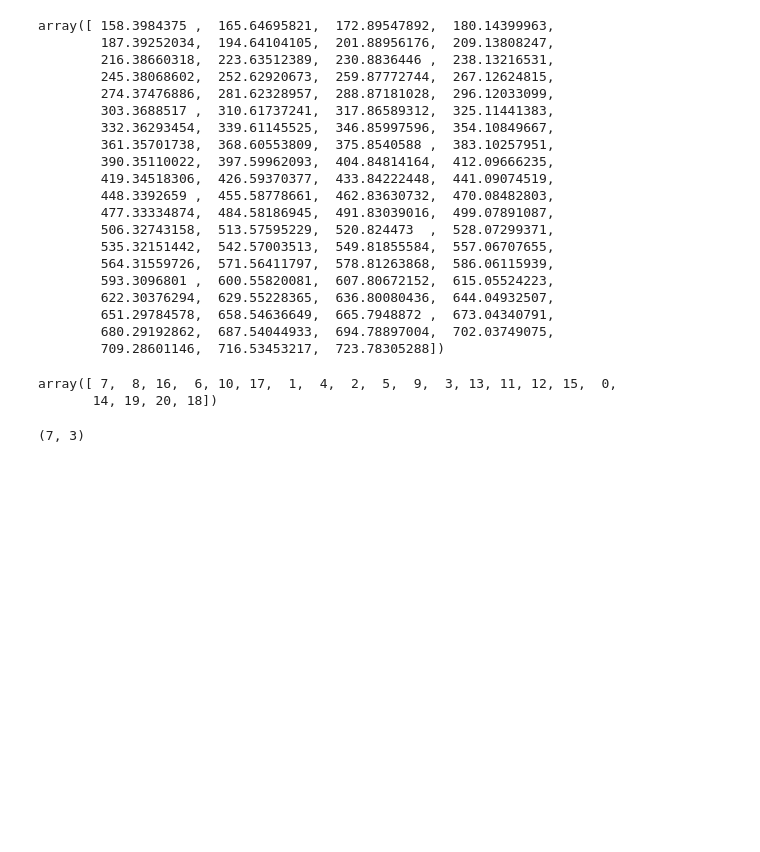
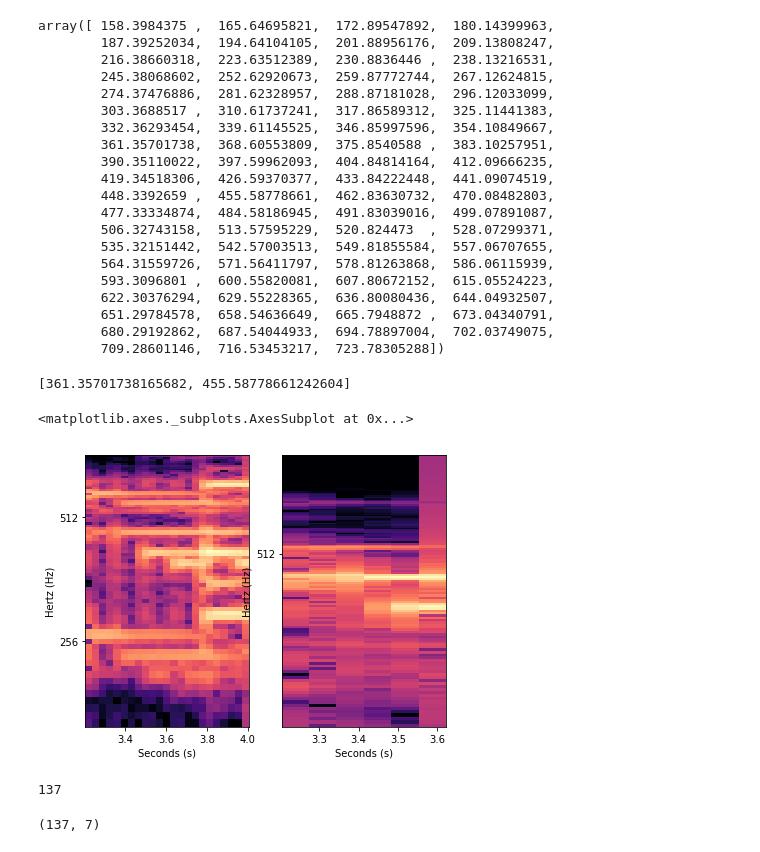
Before and after one commit to nicolasfigueiredo/integration, a Jupyter notebook: notebooks/loop_tests.ipynb, the cells around one changed output. Drawn from its saved outputs; the diff is of its cells as text; code cells hidden in the pictures; blank space fills up the shorter version.

```diff
--- a/notebooks/loop_tests.ipynb
+++ b/notebooks/loop_tests.ipynb
@@ -132,12 +237,34 @@ array([ 158.3984375 ,  165.64695821,  172.89547892,  180.14399963,
         651.29784578,  658.54636649,  665.7948872 ,  673.04340791,
         680.29192862,  687.54044933,  694.78897004,  702.03749075,
         709.28601146,  716.53453217,  723.78305288])
-# %%
-indices
-# %% [output]
-array([ 7,  8, 16,  6, 10, 17,  1,  4,  2,  5,  9,  3, 13, 11, 12, 15,  0,
-       14, 19, 20, 18])
-# %%
-original_shape
-# %% [output]
-(7, 3)
+# %%
+f_r
+# %% [output]
+[361.35701738165682, 455.58778661242604]
+# %%
+plt.figure(figsize=[10,5])
+
+spec_zoom = refined_subregions[0][0]
+x_axis = refined_subregions[0][1]
+y_axis = refined_subregions[0][2]
+
+plt.subplot(1,3,1)
+display.specshow(librosa.amplitude_to_db(spec_zoom, ref=np.max), x_axis, y_axis, y_axis='log', x_axis='time')
+
+spec_zoom = refined_refined_subregions[0][0]
+x_axis = refined_refined_subregions[0][1]
+y_axis = refined_refined_subregions[0][2]
+
+plt.subplot(1,3,2)
+display.specshow(librosa.amplitude_to_db(spec_zoom, ref=np.max), x_axis, y_axis, y_axis='log', x_axis='time')
+# %% [output]
+<matplotlib.axes._subplots.AxesSubplot at 0x...>
+[figure, added]
+# %%
+len(y_axis)
+# %% [output]
+137
+# %%
+spec_zoom.shape
+# %% [output]
+(137, 7)
```
Also changed, not shown: parts of 25 cells of this notebook, 3 other files.
